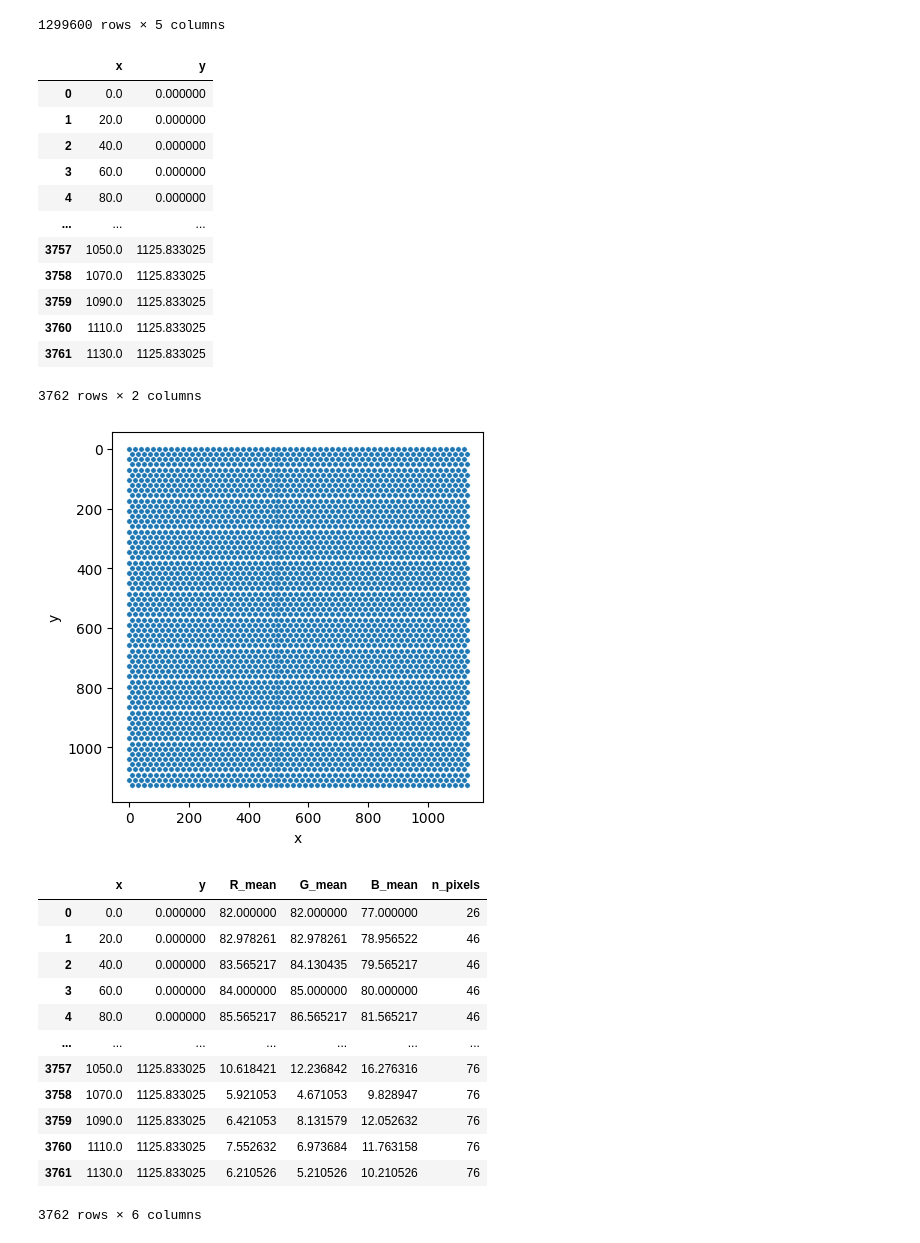
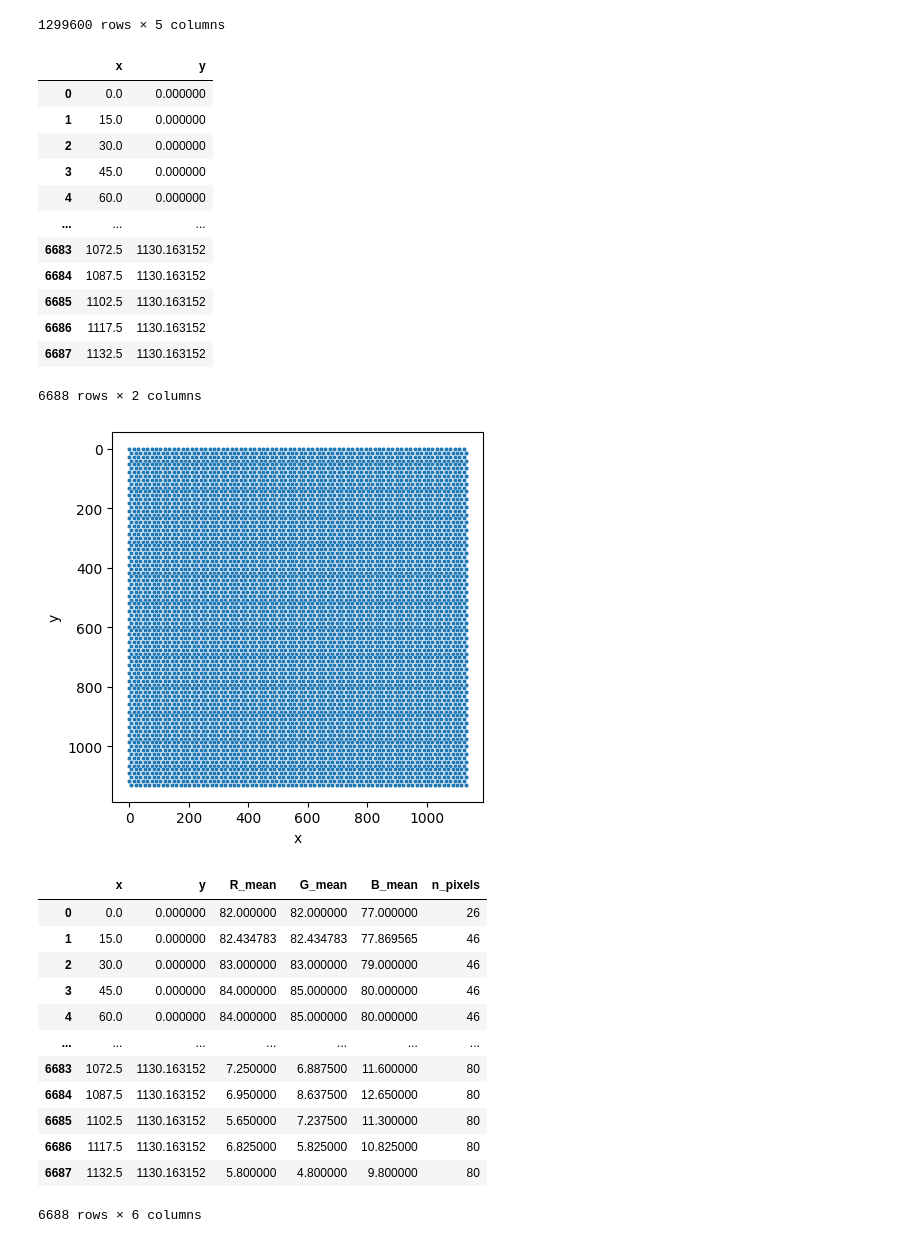
Before and after one commit to kevinrue/spotipy, a Jupyter notebook: notebooks/03-import.ipynb, the cells around one changed output. Drawn from its saved outputs; the diff is of its cells as text; code cells hidden in the pictures.

```diff
--- a/notebooks/03-import.ipynb
+++ b/notebooks/03-import.ipynb
@@ -20,27 +29,27 @@ img_df
 # %%
 centroid_df = spotipy.simulate.staggered_grid(
     img_df,
-    spacing=20,
+    spacing=15,
 )
 centroid_df
 # %% [output]
 |  | x | y |
 | 0 | 0.0 | 0.000000 |
-| 1 | 20.0 | 0.000000 |
-| 2 | 40.0 | 0.000000 |
-| 3 | 60.0 | 0.000000 |
-| 4 | 80.0 | 0.000000 |
+| 1 | 15.0 | 0.000000 |
+| 2 | 30.0 | 0.000000 |
+| 3 | 45.0 | 0.000000 |
+| 4 | 60.0 | 0.000000 |
 | ... | ... | ... |
-| 3757 | 1050.0 | 1125.833025 |
-| 3758 | 1070.0 | 1125.833025 |
-| 3759 | 1090.0 | 1125.833025 |
-| 3760 | 1110.0 | 1125.833025 |
-| 3761 | 1130.0 | 1125.833025 |
+| 6683 | 1072.5 | 1130.163152 |
+| 6684 | 1087.5 | 1130.163152 |
+| 6685 | 1102.5 | 1130.163152 |
+| 6686 | 1117.5 | 1130.163152 |
+| 6687 | 1132.5 | 1130.163152 |
-3762 rows × 2 columns
+6688 rows × 2 columns
 # %%
-spotipy.plot.xy(centroid_df, size=15)
+spotipy.plot.xy(centroid_df, size=10)
 # %% [output]
-[figure, old version]
+[figure, new version]
 # %%
 simulated_data = spotipy.simulate.average_rgb_within_radius(
     centroid_df,
@@ -51,15 +60,15 @@ simulated_data
 # %% [output]
 |  | x | y | R_mean | G_mean | B_mean | n_pixels |
 | 0 | 0.0 | 0.000000 | 82.000000 | 82.000000 | 77.000000 | 26 |
-| 1 | 20.0 | 0.000000 | 82.978261 | 82.978261 | 78.956522 | 46 |
-| 2 | 40.0 | 0.000000 | 83.565217 | 84.130435 | 79.565217 | 46 |
-| 3 | 60.0 | 0.000000 | 84.000000 | 85.000000 | 80.000000 | 46 |
-| 4 | 80.0 | 0.000000 | 85.565217 | 86.565217 | 81.565217 | 46 |
+| 1 | 15.0 | 0.000000 | 82.434783 | 82.434783 | 77.869565 | 46 |
+| 2 | 30.0 | 0.000000 | 83.000000 | 83.000000 | 79.000000 | 46 |
+| 3 | 45.0 | 0.000000 | 84.000000 | 85.000000 | 80.000000 | 46 |
+| 4 | 60.0 | 0.000000 | 84.000000 | 85.000000 | 80.000000 | 46 |
 | ... | ... | ... | ... | ... | ... | ... |
-| 3757 | 1050.0 | 1125.833025 | 10.618421 | 12.236842 | 16.276316 | 76 |
-| 3758 | 1070.0 | 1125.833025 | 5.921053 | 4.671053 | 9.828947 | 76 |
-| 3759 | 1090.0 | 1125.833025 | 6.421053 | 8.131579 | 12.052632 | 76 |
-| 3760 | 1110.0 | 1125.833025 | 7.552632 | 6.973684 | 11.763158 | 76 |
-| 3761 | 1130.0 | 1125.833025 | 6.210526 | 5.210526 | 10.210526 | 76 |
+| 6683 | 1072.5 | 1130.163152 | 7.250000 | 6.887500 | 11.600000 | 80 |
+| 6684 | 1087.5 | 1130.163152 | 6.950000 | 8.637500 | 12.650000 | 80 |
+| 6685 | 1102.5 | 1130.163152 | 5.650000 | 7.237500 | 11.300000 | 80 |
+| 6686 | 1117.5 | 1130.163152 | 6.825000 | 5.825000 | 10.825000 | 80 |
+| 6687 | 1132.5 | 1130.163152 | 5.800000 | 4.800000 | 9.800000 | 80 |
-3762 rows × 6 columns
+6688 rows × 6 columns
 # %%
```
Also changed, not shown: parts of 6 cells of this notebook, 3 other files.
